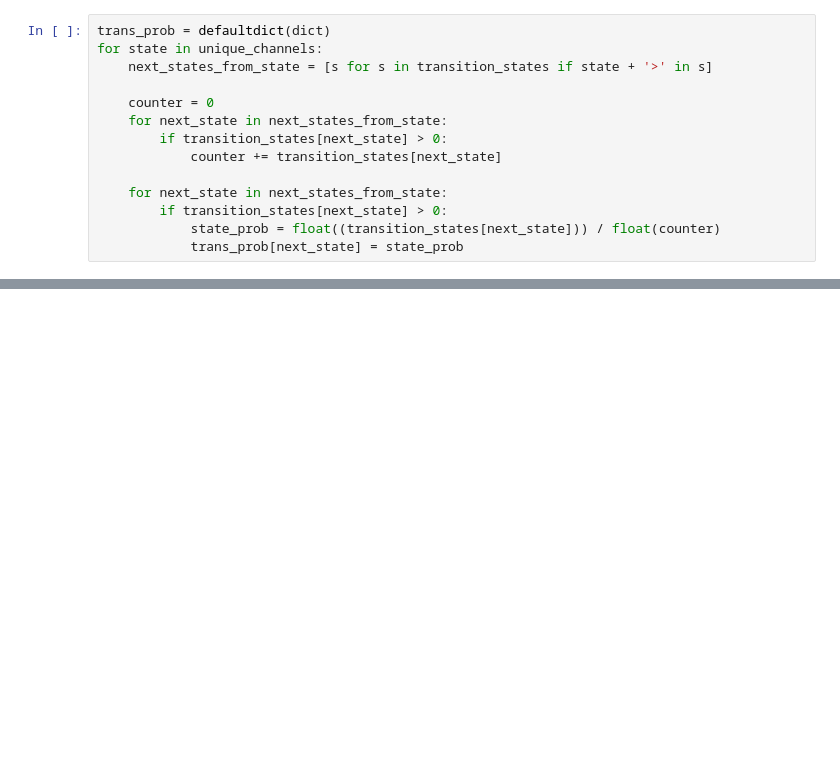
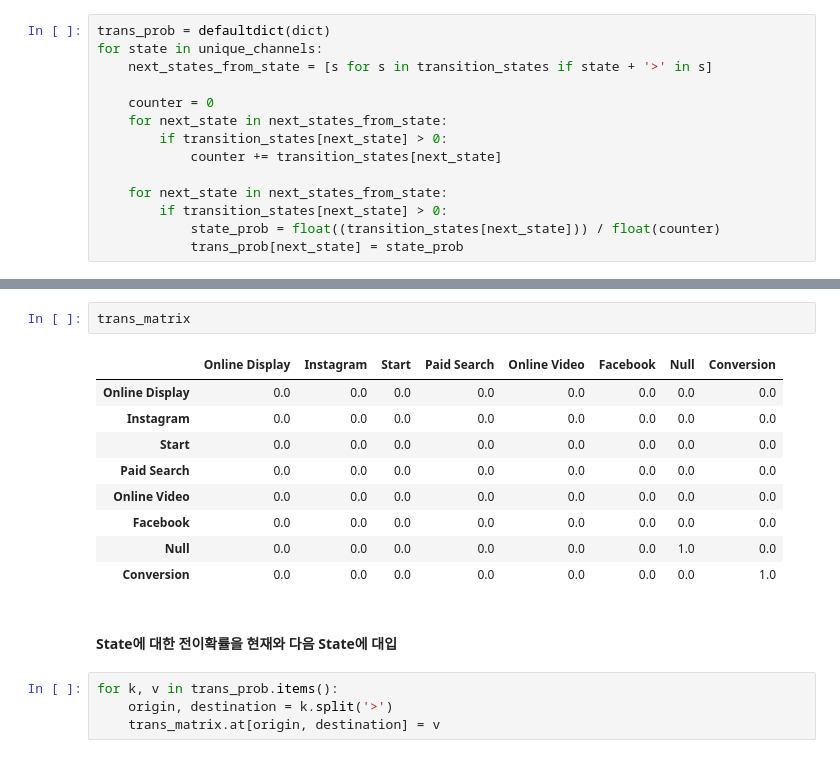
Before and after one commit to aeea-0605/e-commerce-analysis-repo, a Jupyter notebook: 03_budget_optimization.ipynb, the cells around one changed output, grey strips where cells are left out. Saved outputs shown, nothing was run; the diff lists cells and outputs as text; blank space fills up the shorter version.

```diff
--- a/03_budget_optimization.ipynb
+++ b/03_budget_optimization.ipynb
@@ -448,0 +458,18 @@ defaultdict(dict,
+# %%
+trans_matrix
+# %% [output]
+|  | Online Display | Instagram | Start | Paid Search | Online Video | Facebook | Null | Conversion |
+| Online Display | 0.0 | 0.0 | 0.0 | 0.0 | 0.0 | 0.0 | 0.0 | 0.0 |
+| Instagram | 0.0 | 0.0 | 0.0 | 0.0 | 0.0 | 0.0 | 0.0 | 0.0 |
+| Start | 0.0 | 0.0 | 0.0 | 0.0 | 0.0 | 0.0 | 0.0 | 0.0 |
+| Paid Search | 0.0 | 0.0 | 0.0 | 0.0 | 0.0 | 0.0 | 0.0 | 0.0 |
+| Online Video | 0.0 | 0.0 | 0.0 | 0.0 | 0.0 | 0.0 | 0.0 | 0.0 |
+| Facebook | 0.0 | 0.0 | 0.0 | 0.0 | 0.0 | 0.0 | 0.0 | 0.0 |
+| Null | 0.0 | 0.0 | 0.0 | 0.0 | 0.0 | 0.0 | 1.0 | 0.0 |
+| Conversion | 0.0 | 0.0 | 0.0 | 0.0 | 0.0 | 0.0 | 0.0 | 1.0 |
+# %% [markdown]
+#### State에 대한 전이확률을 현재와 다음 State에 대입
+# %%
+for k, v in trans_prob.items():
+    origin, destination = k.split('>')
+    trans_matrix.at[origin, destination] = v
```
Also changed, not shown: parts of 6 cells of this notebook.
